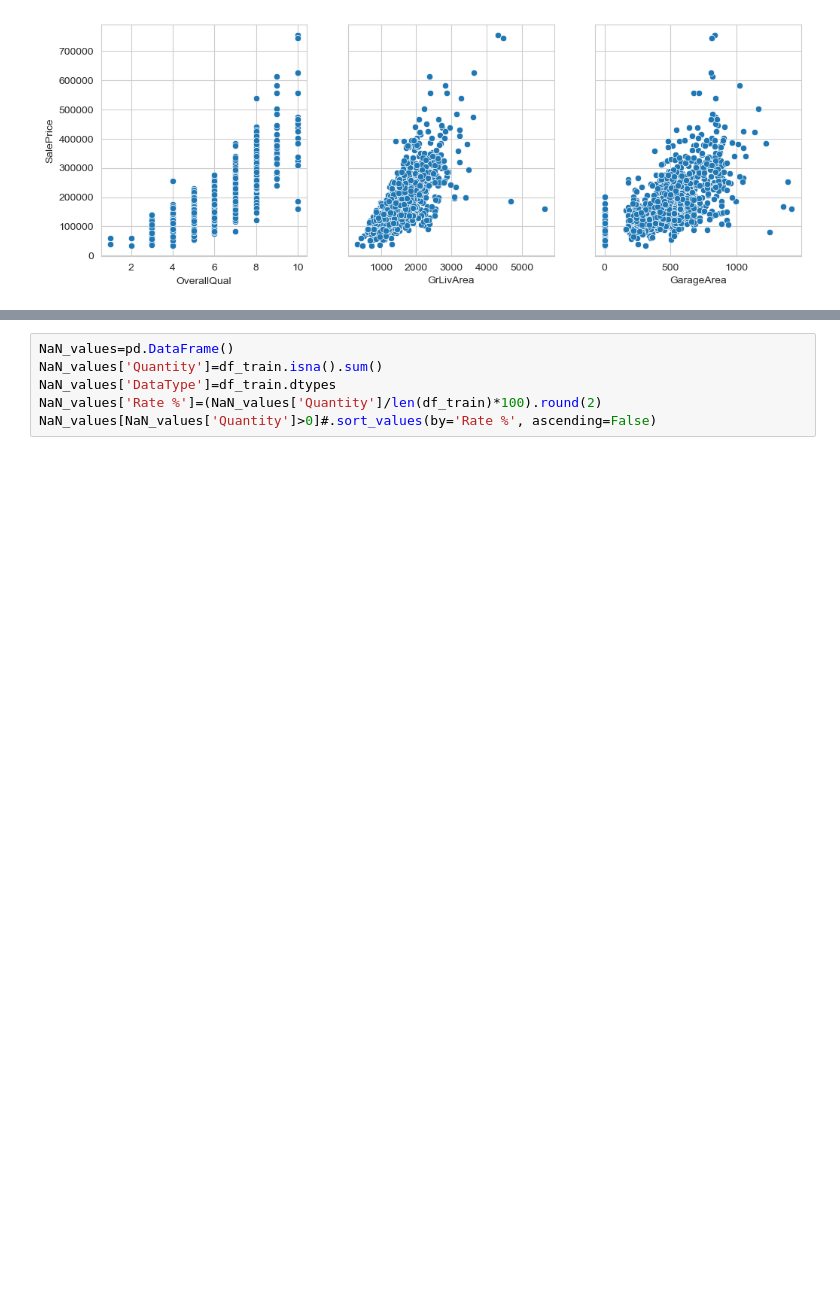
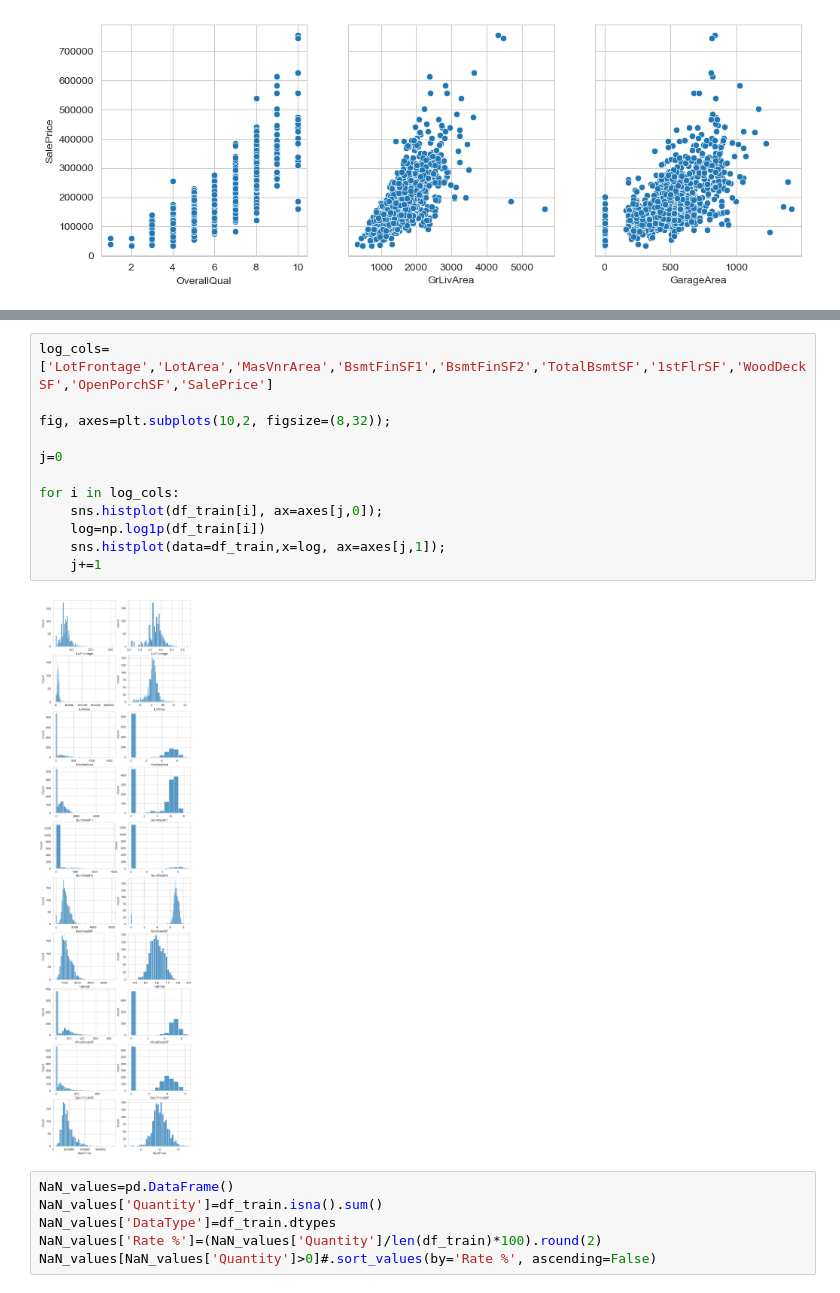
Before and after one commit to oscarguillen-ml/ML-Internship-Portfolio, a Jupyter notebook: 03-house-prices-regression/House_Prices-EDA.ipynb, the cells around one changed output, grey strips where cells are left out. Drawn from its saved outputs; the diff is of its cells as text; blank space fills up the shorter version.

```diff
--- a/03-house-prices-regression/House_Prices-EDA.ipynb
+++ b/03-house-prices-regression/House_Prices-EDA.ipynb
@@ -79,3 +103,17 @@ sns.scatterplot(data=df_train, x='GarageArea', y='SalePrice', ax=axes[2]);
+# %%
+log_cols=['LotFrontage','LotArea','MasVnrArea','BsmtFinSF1','BsmtFinSF2','TotalBsmtSF','1stFlrSF','WoodDeckSF','OpenPorchSF','SalePrice']
+
+fig, axes=plt.subplots(10,2, figsize=(8,32));
+
+j=0
+
+for i in log_cols:
+    sns.histplot(df_train[i], ax=axes[j,0]);
+    log=np.log1p(df_train[i])
+    sns.histplot(data=df_train,x=log, ax=axes[j,1]);
+    j+=1
+# %% [output]
+[figure, added]
 # %%
 NaN_values=pd.DataFrame()
 NaN_values['Quantity']=df_train.isna().sum()
```
Also changed, not shown: parts of 8 cells of this notebook.
